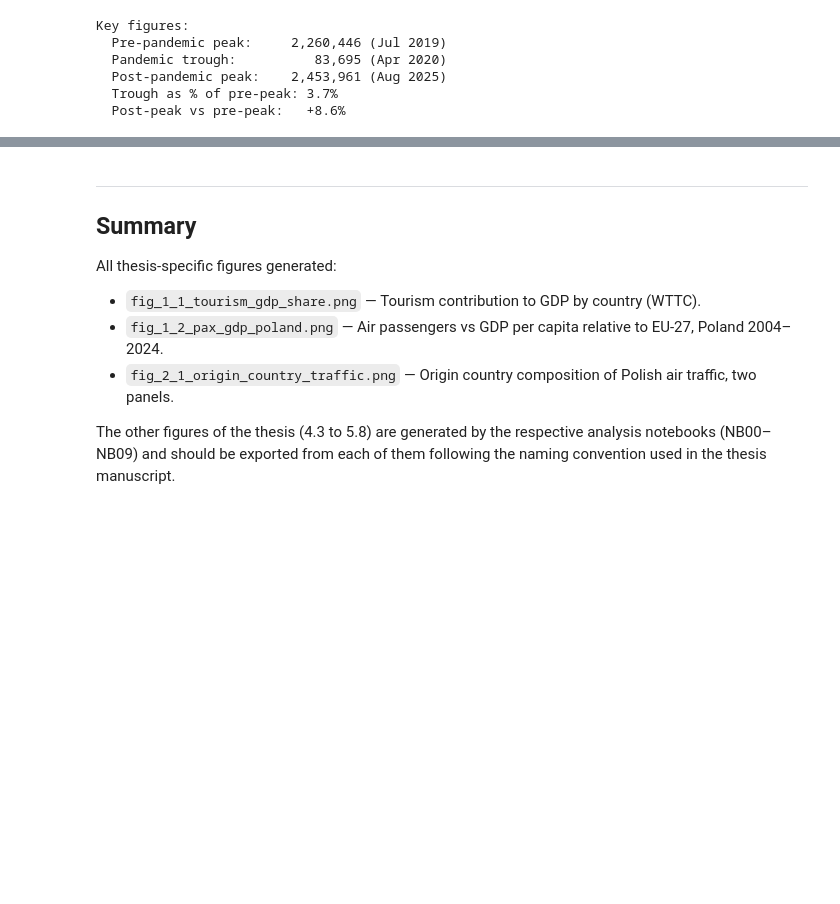
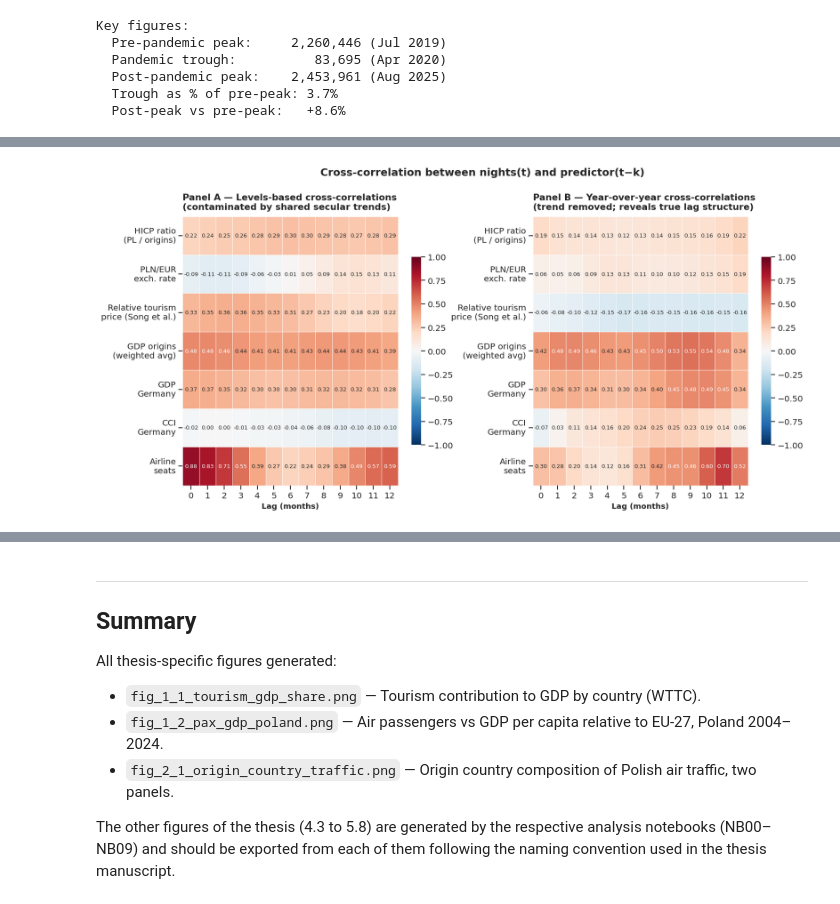
Before and after one commit to DieGodMF4/Macro-Aviation-Tourism-Modeling, a Jupyter notebook: documentation_es/scripts-generate-figs/nb-figures.ipynb, the cells around one changed output, grey strips where cells are left out. Drawn from its saved outputs; the diff is of its cells as text; code cells hidden in the pictures; blank space fills up the shorter version.

```diff
--- a/documentation_es/scripts-generate-figs/nb-figures.ipynb
+++ b/documentation_es/scripts-generate-figs/nb-figures.ipynb
@@ -781,0 +1134,20 @@ Key figures:
+# %%
+# This figure assumes the consolidated panel from NB02 is already saved
+# on disk. If you run the figure notebook standalone, load it here:
+panel = pd.read_csv(
+    os.path.join('..', '..', 'data', 'processed', 'master_panel_monthly.csv'),
+    index_col=0, parse_dates=True
+)
+panel.index.name = 'date'
+
+# Verify the columns we will use
+print(f'Panel shape: {panel.shape}')
+print(f'Period: {panel.index.min():%Y-%m} -> {panel.index.max():%Y-%m}')
+
+predictor_cols = [
+    'hicp_ratio', 'exr_pln', 'relprice_wavg',
+    'gdp_origins_wavg', 'gdp_DE',
+    'cci_origins_wavg', 'cci_DE', 'seats',
+]
+predictor_cols = [c for c in predictor_cols if c in panel.columns]
+print(f'Available predictors: {predictor_cols}')
@@ -781,0 +1256,62 @@ Key figures:
+# %%
+display_names = {
+    'hicp_ratio':       'HICP ratio\n(PL / origins)',
+    'exr_pln':          'PLN/EUR\nexch. rate',
+    'relprice_wavg':    'Relative tourism\nprice (Song et al.)',
+    'gdp_origins_wavg': 'GDP origins\n(weighted avg)',
+    'gdp_DE':           'GDP\nGermany',
+    'cci_origins_wavg': 'CCI origins\n(weighted avg)',
+    'cci_DE':           'CCI\nGermany',
+    'seats':            'Airline\nseats',
+}
+
+ccf_levels_display = ccf_df_levels.rename(columns=display_names)
+ccf_yoy_display    = ccf_df_yoy.rename(columns=display_names)
+
+fig, axes = plt.subplots(1, 2, figsize=(16, 7),
+                          gridspec_kw={'wspace': 0.3})
+
+# === PANEL A: LEVELS ===
+ax_a = axes[0]
+sns.heatmap(ccf_levels_display.T, annot=True, fmt='.2f', cmap='RdBu_r',
+            center=0, vmin=-1, vmax=1, ax=ax_a, linewidths=0.5,
+            annot_kws={'size': 8}, cbar_kws={'shrink': 0.7})
+ax_a.set_xlabel('Lag (months)', fontweight='bold')
+ax_a.set_ylabel('')
+ax_a.set_title('Panel A — Levels-based cross-correlations\n'
+                '(contaminated by shared secular trends)',
+                fontweight='bold', loc='left', pad=10)
+ax_a.tick_params(axis='y', rotation=0)
+
+# === PANEL B: YoY ===
+ax_b = axes[1]
+sns.heatmap(ccf_yoy_display.T, annot=True, fmt='.2f', cmap='RdBu_r',
+            center=0, vmin=-1, vmax=1, ax=ax_b, linewidths=0.5,
+            annot_kws={'size': 8}, cbar_kws={'shrink': 0.7})
+ax_b.set_xlabel('Lag (months)', fontweight='bold')
+ax_b.set_ylabel('')
+# Hide y-axis ticks since predictor names are on the left panel and we want to avoid redundancy
+# ax_b.set_yticks([])
+ax_b.set_title('Panel B — Year-over-year cross-correlations\n'
+                '(trend removed; reveals true lag structure)',
+                fontweight='bold', loc='left', pad=10)
+ax_b.tick_params(axis='y', rotation=0)
+
+plt.suptitle('Cross-correlation between nights(t) and predictor(t−k)',
+              fontsize=15, fontweight='bold', y=1.02)
+plt.tight_layout()
+savefig('fig_4_5_ccf_heatmaps.png')
+plt.show()
+
+# --- PRINT THE OPTIMAL LAGS PER PREDICTOR ---
+print('\n=== OPTIMAL LAG BY PREDICTOR (max |corr|) ===')
+print(f"{'Predictor':<22s}  {'Levels':>14s}  {'YoY':>14s}")
+print('-' * 56)
+for col in predictor_cols:
+    best_lag_lvl = ccf_df_levels[col].abs().idxmax()
+    best_lag_yoy = ccf_df_yoy[col].abs().idxmax()
+    print(f'{col:<22s}  '
+          f'k={best_lag_lvl:>2d} (r={ccf_df_levels[col].iloc[best_lag_lvl]:+.2f})  '
+          f'k={best_lag_yoy:>2d} (r={ccf_df_yoy[col].iloc[best_lag_yoy]:+.2f})')
+# %% [output]
+[figure, added]
```
Also changed, not shown: parts of 20 cells of this notebook, 9 other files.
